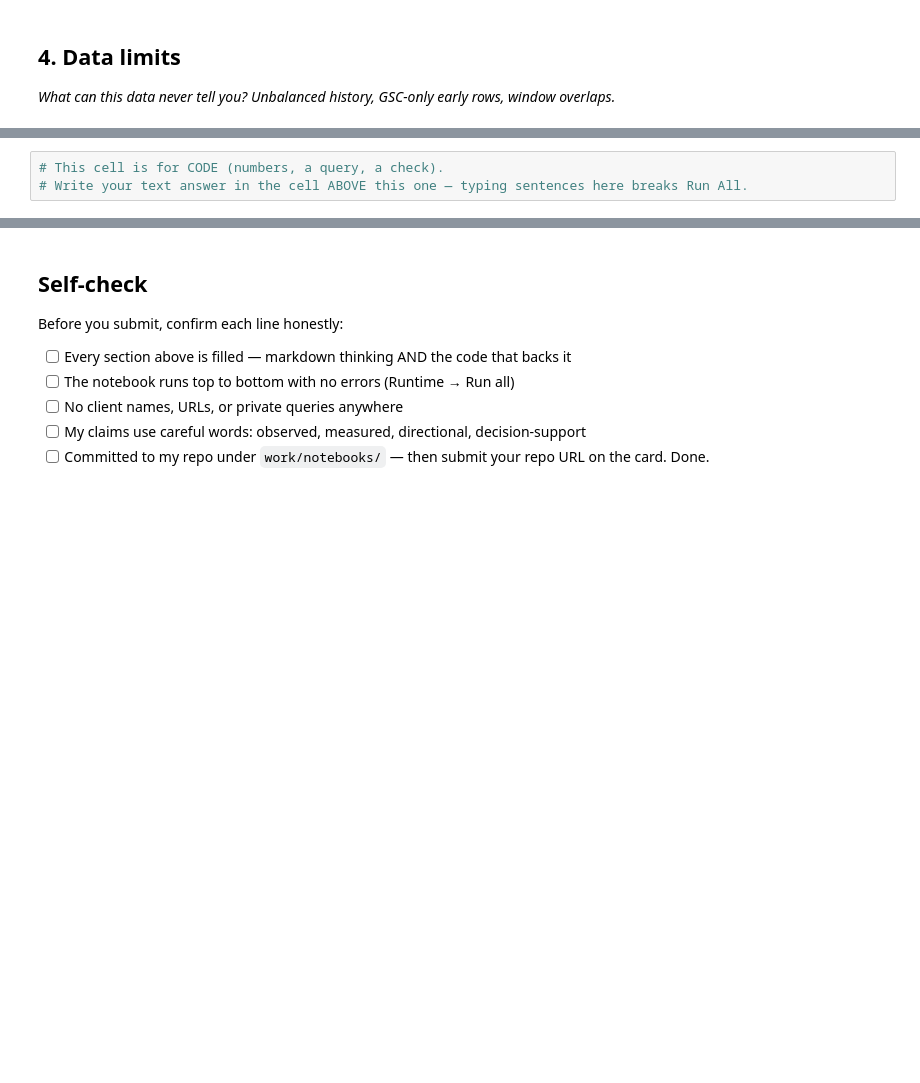
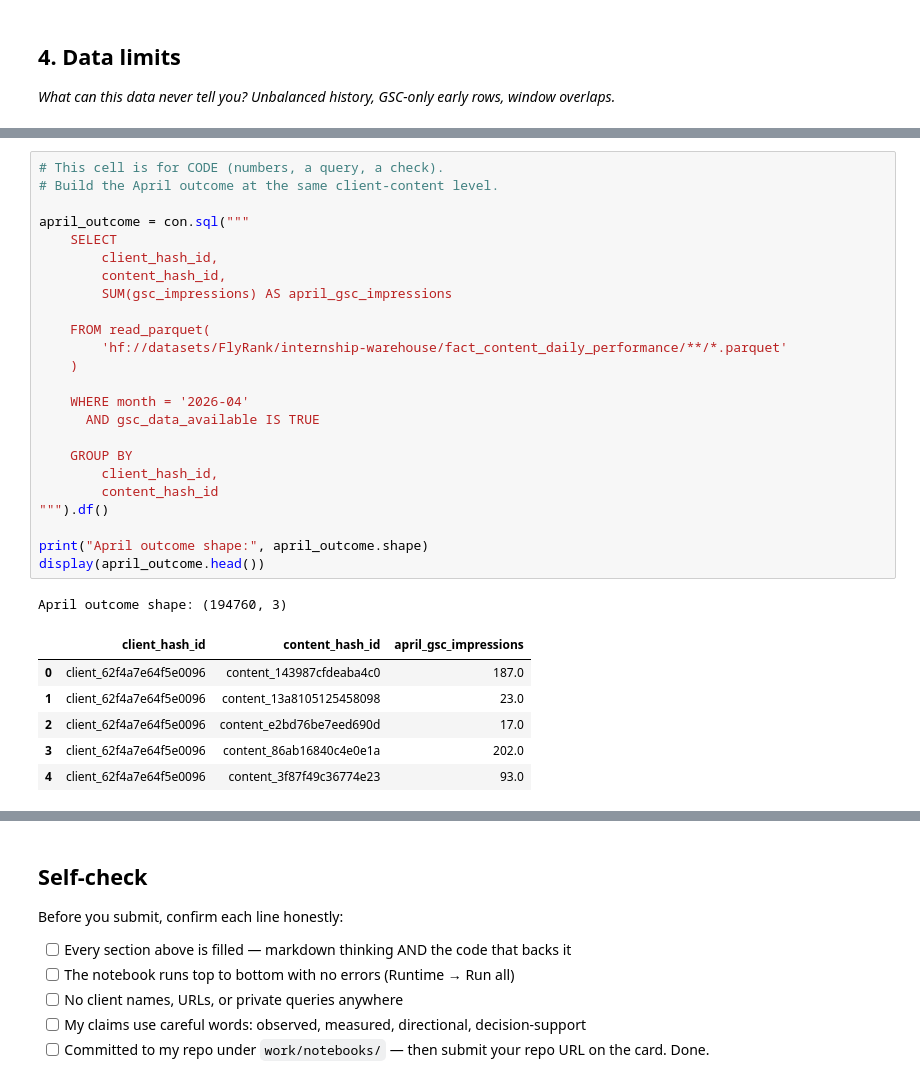
Before and after one commit to nazama-tech/Flyrank-Ml-internship, a Jupyter notebook: work/notebooks/w03_data_contract.ipynb, the cells around one changed output, grey strips where cells are left out. Saved outputs shown, nothing was run; the diff lists cells and outputs as text; blank space fills up the shorter version.

```diff
--- a/work/notebooks/w03_data_contract.ipynb
+++ b/work/notebooks/w03_data_contract.ipynb
@@ -273,3 +260,32 @@ sample_trend.tail(10)
 # %%
 # This cell is for CODE (numbers, a query, a check).
-# Write your text answer in the cell ABOVE this one — typing sentences here breaks Run All.
+# Build the April outcome at the same client-content level.
+
+april_outcome = con.sql("""
+    SELECT
+        client_hash_id,
+        content_hash_id,
+        SUM(gsc_impressions) AS april_gsc_impressions
+
+    FROM read_parquet(
+        'hf://datasets/FlyRank/internship-warehouse/fact_content_daily_performance/**/*.parquet'
+    )
+
+    WHERE month = '2026-04'
+      AND gsc_data_available IS TRUE
+
+    GROUP BY
+        client_hash_id,
+        content_hash_id
+""").df()
+
+print("April outcome shape:", april_outcome.shape)
+display(april_outcome.head())
+# %% [output]
+April outcome shape: (194760, 3)
+|  | client_hash_id | content_hash_id | april_gsc_impressions |
+| 0 | client_62f4a7e64f5e0096 | content_143987cfdeaba4c0 | 187.0 |
+| 1 | client_62f4a7e64f5e0096 | content_13a8105125458098 | 23.0 |
+| 2 | client_62f4a7e64f5e0096 | content_e2bd76be7eed690d | 17.0 |
+| 3 | client_62f4a7e64f5e0096 | content_86ab16840c4e0e1a | 202.0 |
+| 4 | client_62f4a7e64f5e0096 | content_3f87f49c36774e23 | 93.0 |
```
Also changed, not shown: parts of 16 cells of this notebook.
